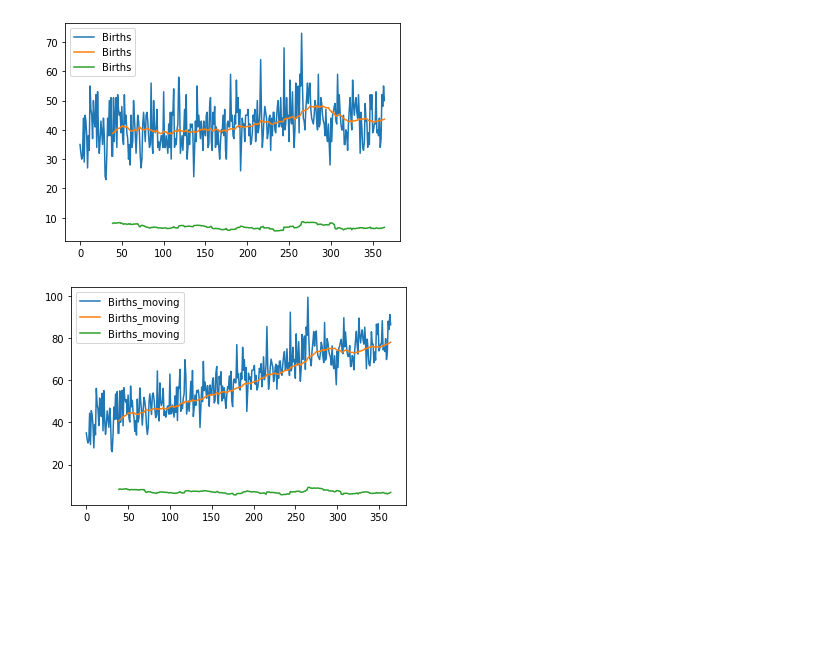
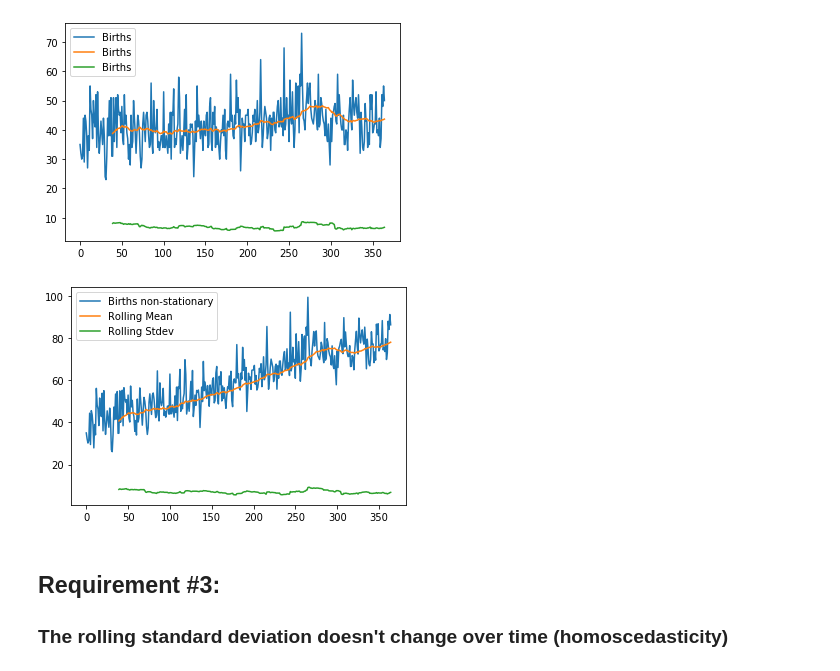
Before and after one commit to LewisErick/time-series-analysis-glossary, a Jupyter notebook: notebooks/Stationary Time-Series.ipynb, the cells around one changed output. Drawn from its saved outputs; the diff is of its cells as text; code cells hidden in the pictures; blank space fills up the shorter version.

Commit message:
Time-Series Stationarity Requirements Notebook. Will be used for inspiration in dynamic visualization for Medium article.

```diff
--- a/notebooks/Stationary Time-Series.ipynb
+++ b/notebooks/Stationary Time-Series.ipynb
@@ -35,13 +43,16 @@ plt.show()
 # %%
 # Calculate rolling mean of non-stationary time-series.
 rolling_mean = series_df['Births_moving'].rolling(window = 40).mean()
 rolling_std = series_df['Births_moving'].rolling(window = 40).std()
 
 # Plot for visualization purposes.
-series_df['Births_moving'].plot()
-rolling_mean.plot()
-rolling_std.plot()
+series_df['Births_moving'].plot(label="Births non-stationary")
+rolling_mean.plot(label="Rolling Mean")
+rolling_std.plot(label="Rolling Stdev")
 plt.legend()
 plt.show()
 # %% [output]
-[figure, old version]
+[figure, new version]
+# %% [markdown]
+## Requirement \#3:
+### The rolling standard deviation doesn't change over time (homoscedasticity)
```
Also changed, not shown: parts of 11 cells of this notebook.
